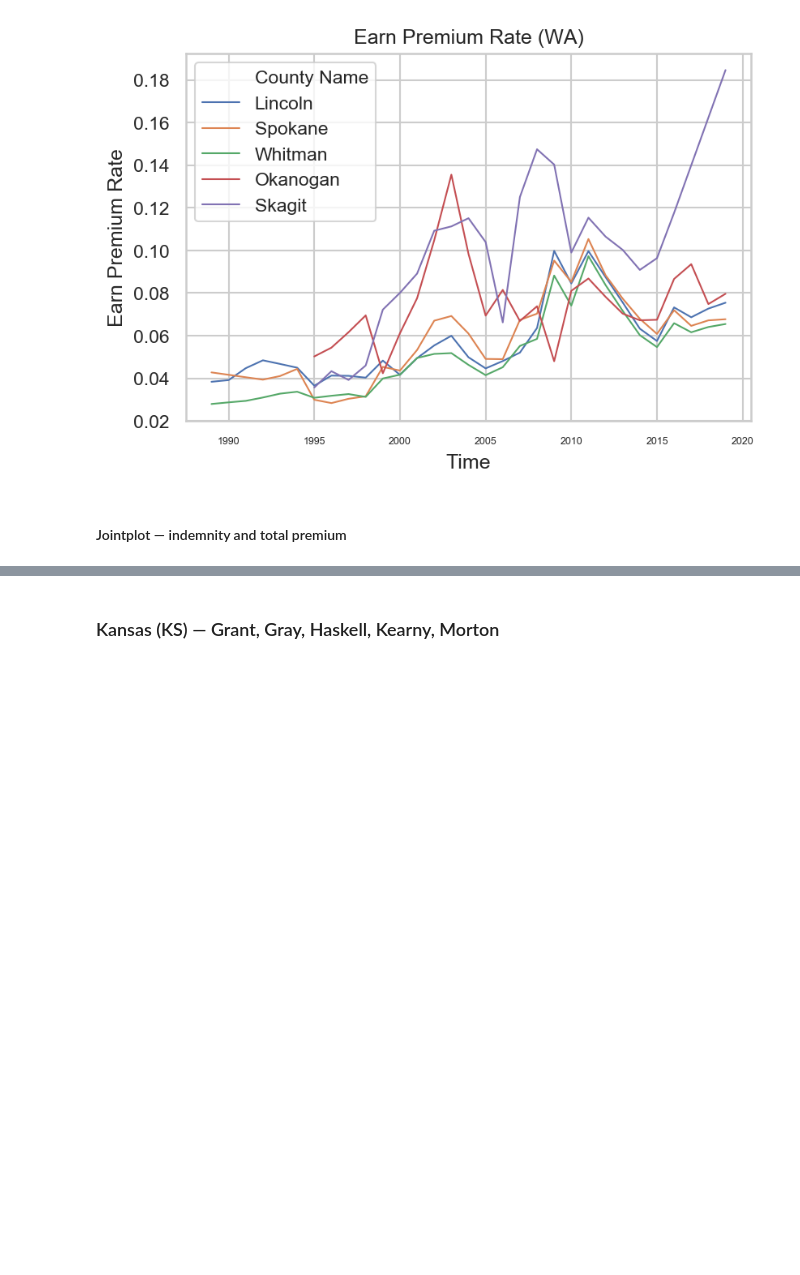
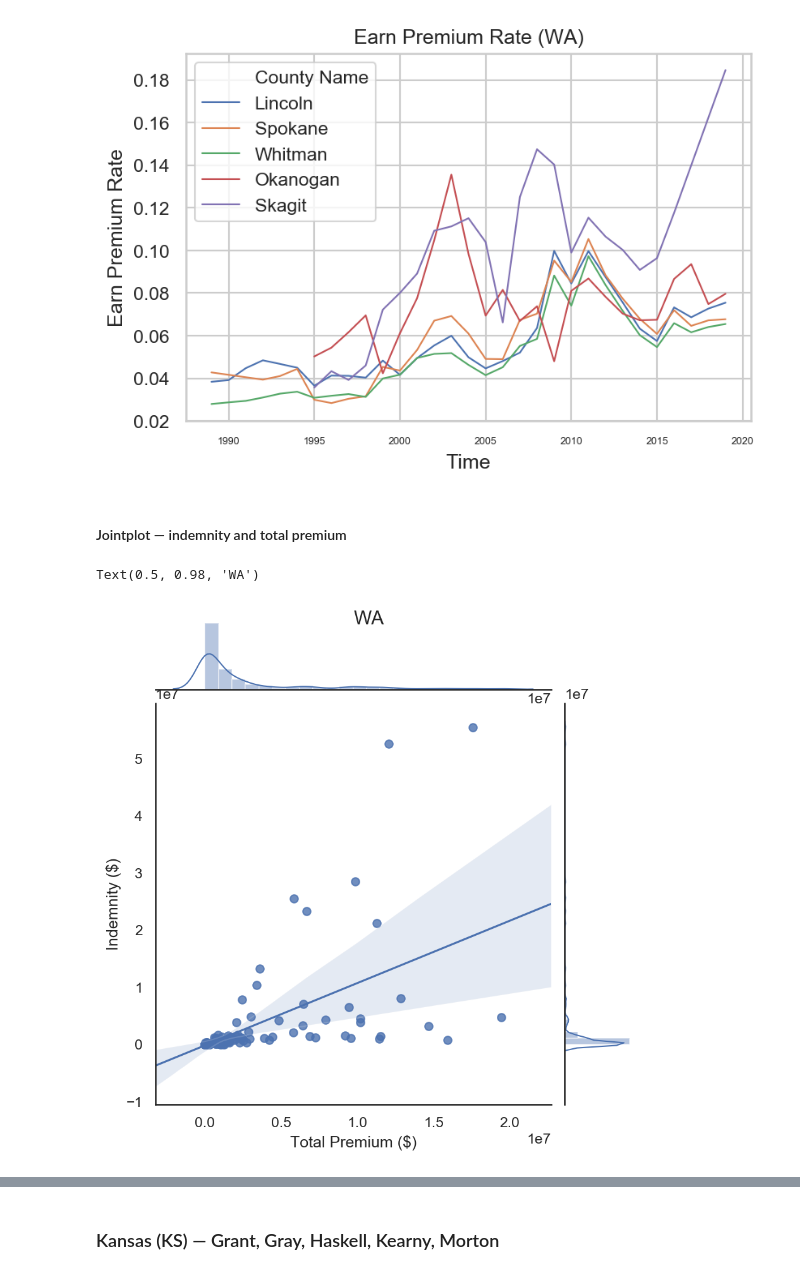
Before and after one commit to asmikumar/wheat-forecasting, a Jupyter notebook: predictive_report_generator.ipynb, the cells around one changed output, grey strips where cells are left out. Cells and saved outputs as stored; diff of their text form; code cells hidden in the pictures; blank space fills up the shorter version.

Commit message:
Adding annual data

```diff
--- a/predictive_report_generator.ipynb
+++ b/predictive_report_generator.ipynb
@@ -423,3 +423,11 @@ plt.show()
 [figure]
 # %% [markdown]
 #### Jointplot — indemnity and total premium
+# %%
+sns.set_style("white")
+indemnity_premium_jointplot = sns.jointplot(x="Total Prem ($)", y="Indemnity ($)", data=df_insurance_WA[['Indemnity ($)', 'Total Prem ($)']], kind='reg')
+indemnity_premium_jointplot.set_axis_labels("Total Premium ($)", "Indemnity ($)")
+indemnity_premium_jointplot.fig.suptitle("WA")
+# %% [output]
+Text(0.5, 0.98, 'WA')
+[figure, added]
```
Also changed, not shown: parts of 5 cells of this notebook, 22 other files.
